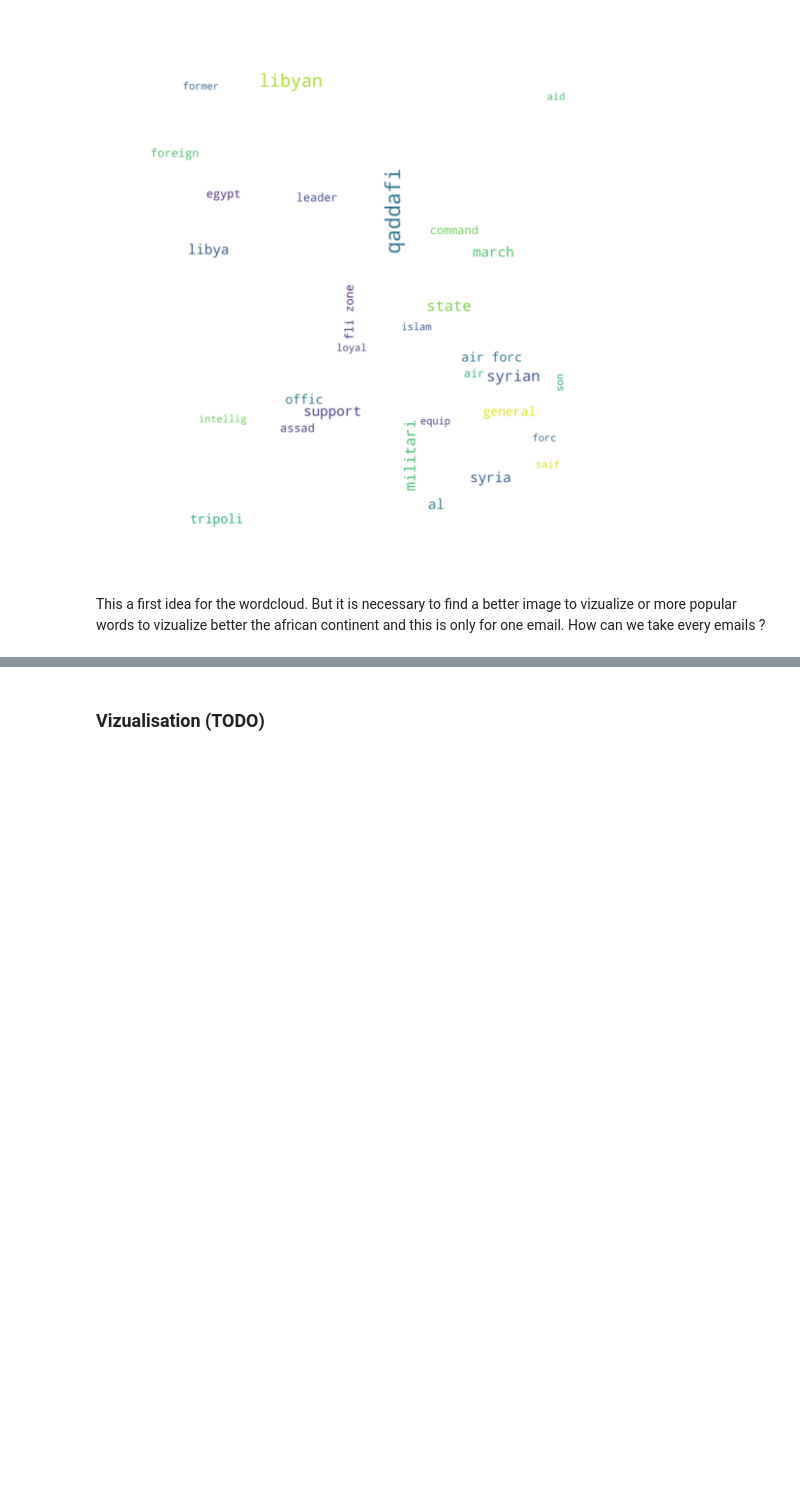
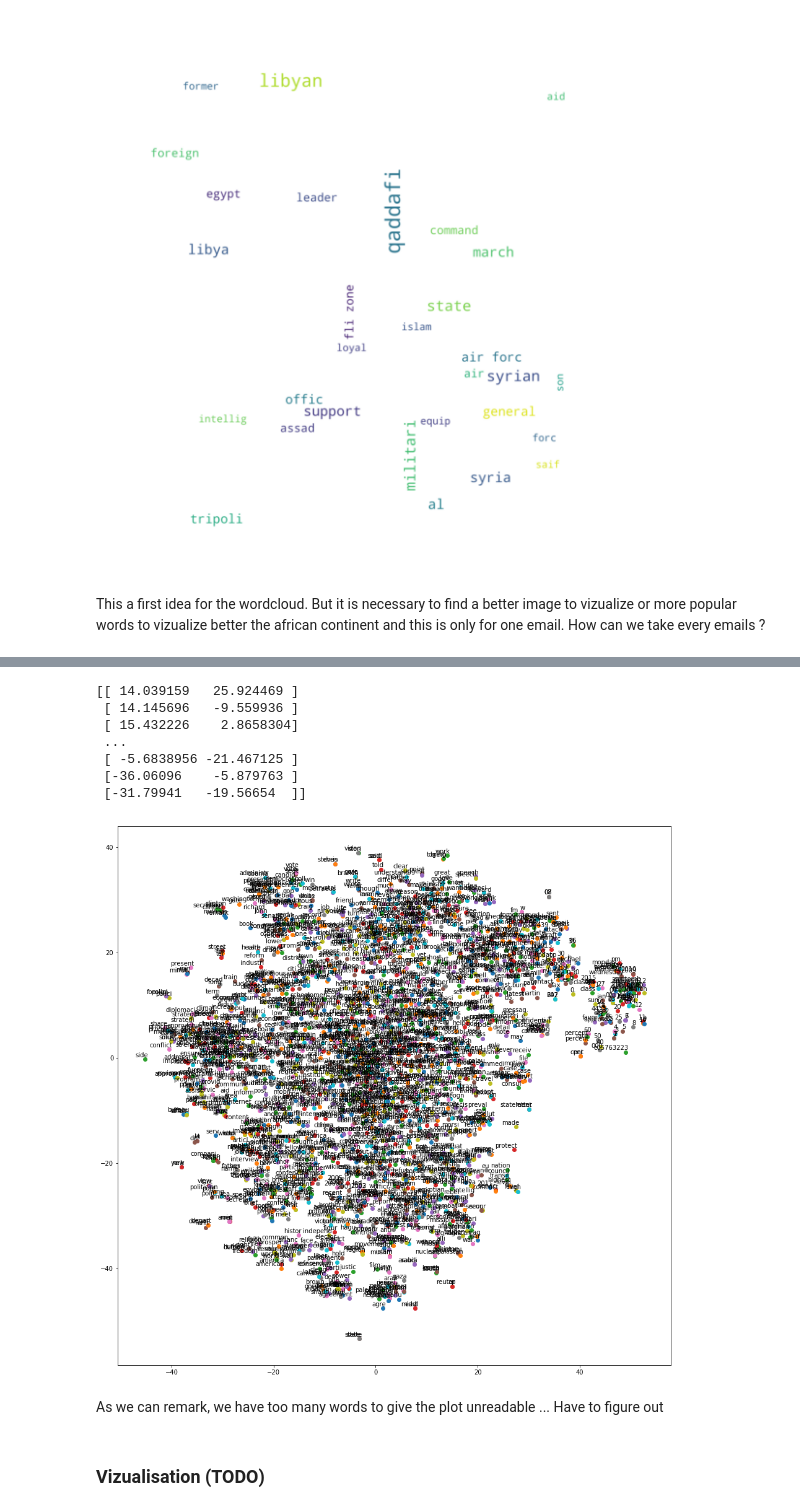
Before and after one commit to KennethThNg/Project, a Jupyter notebook: src/milestone2_ThangVersion.ipynb, the cells around one changed output, grey strips where cells are left out. Saved outputs shown, nothing was run; the diff lists cells and outputs as text; code cells hidden in the pictures; blank space fills up the shorter version.

```diff
--- a/src/milestone2_ThangVersion.ipynb
+++ b/src/milestone2_ThangVersion.ipynb
@@ -573,7 +573,7 @@ For each region, let's see which words appear the most by analyzing their freque
 # %%
 stop = set(stopwords.words('english'))
 stop.update(['.', ',', '"', "'", '?', '!', ':', ';', '(', ')', '[', ']', '{', '}',
-             'UNCLASSIFIED', '_', 'U.S. Department of State', 'From', 'To', 'Subject', 'For', 'Doc', 'no','Case',
+             'unclassified', '_', 'us department of state', 'from', 'to', 'subject', 'for', 'doc', 'no','case',
             'state', 'govern','secur', 'sourc', 'date', 'f', 'doc', 'would', 'said', 'also', 'like', 'say'])
 # %%
 #function to extract the most common words from each region
@@ -707,0 +768,3 @@ This a first idea for the wordcloud. But it is necessary to find a better image
+# %%
+model = word2vec.Word2Vec(corpus, size=300, window=20, min_count=100, workers=4)
+model.wv['syria']
@@ -707,0 +789,45 @@ This a first idea for the wordcloud. But it is necessary to find a better image
+# %%
+def tsne_plot(model):
+    "Creates and TSNE model and plots it"
+    labels = []
+    tokens = []
+
+    for word in model.wv.vocab:
+        tokens.append(model[word])
+        labels.append(word)
+
+    tsne_model = TSNE(perplexity=40, n_components=2, init='pca', n_iter=2500, random_state=23)
+    new_values = tsne_model.fit_transform(tokens)
+    print(new_values)
+
+    x = []
+    y = []
+    for value in new_values:
+        x.append(value[0])
+        y.append(value[1])
+
+    plt.figure(figsize=(16, 16))
+    for i in range(len(x)):
+        plt.scatter(x[i],y[i])
+        plt.annotate(labels[i],
+                     xy=(x[i], y[i]),
+                     xytext=(5, 2),
+                     textcoords='offset points',
+                     ha='right',
+                     va='bottom')
+    plt.show()
+# %%
+from sklearn.manifold import TSNE
+
+tsne_plot(model)
+# %% [output]
+[[ 14.039159   25.924469 ]
+ [ 14.145696   -9.559936 ]
+ [ 15.432226    2.8658304]
+ ...
+ [ -5.6838956 -21.467125 ]
+ [-36.06096    -5.879763 ]
+ [-31.79941   -19.56654  ]]
+[figure, added]
+# %% [markdown]
+As we can remark, we have too many words to give the plot unreadable ... Have to figure out
```
Also changed, not shown: parts of 19 cells of this notebook.
